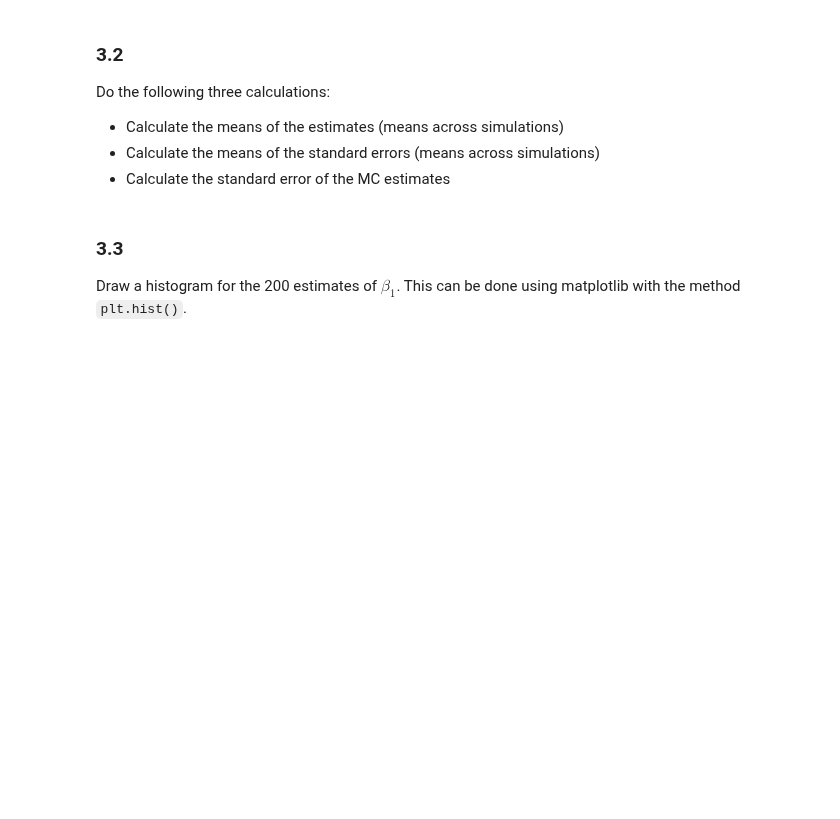
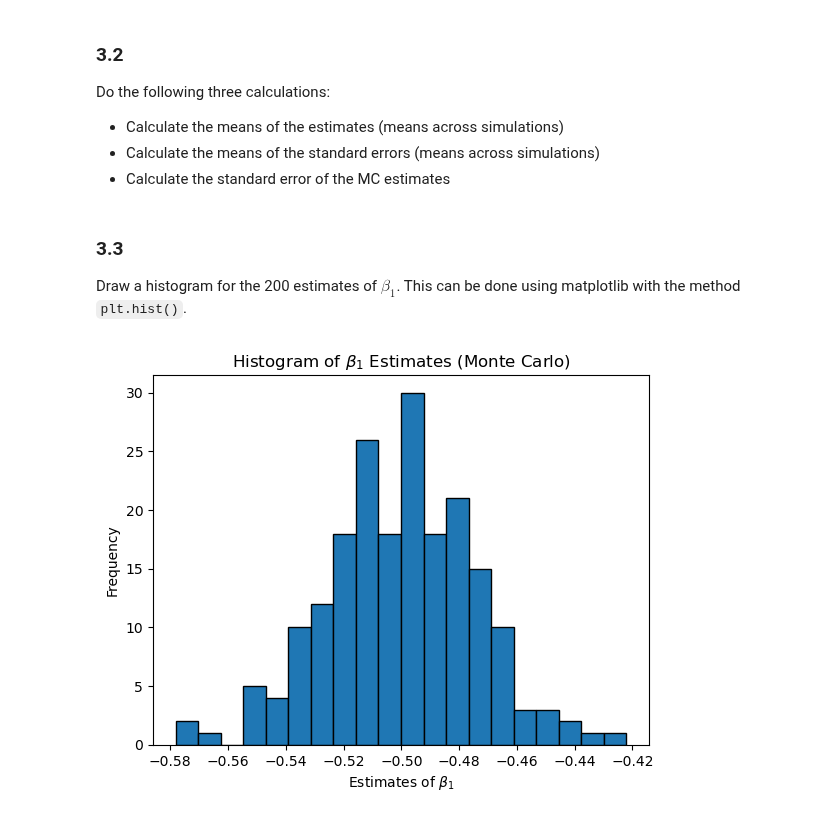
Before and after one commit to anl1313/AME_2025, a Jupyter notebook: Excercise classes/Class 1/w1_Jens.ipynb, the cells around one changed output. Drawn from its saved outputs; the diff is of its cells as text; code cells hidden in the pictures; blank space fills up the shorter version.

```diff
--- a/Excercise classes/Class 1/w1_Jens.ipynb
+++ b/Excercise classes/Class 1/w1_Jens.ipynb
@@ -309,21 +309,22 @@ b = np.array([1, -0.5, 2]).reshape(-1, 1)
 
 # Make random draws from a normal distribution.
 def random_draws(n):
-    x0 = np.ones(n)# FILL IN HERE
-    x1 = np.random.normal(loc=0, scale=4, size=n)# FILL IN HERE
-    x2 = np.random.normal(loc=5, scale=5, size=n)# FILL IN HERE
-    eps = np.random.normal(loc=0, scale=1, size=n)# FILL IN HERE
+    x0 = np.ones((n,1)).reshape(-1,1)# FILL IN HERE
+    x1 = np.array(rng.normal(loc=0, scale=4, size=n)).reshape(-1,1)# FILL IN HERE
+    x2 = np.array(rng.normal(loc=5, scale=5, size=n)).reshape(-1,1)# FILL IN HERE
+    eps = np.array(rng.normal(loc=0, scale=1, size=n)).reshape(-1,1)# FILL IN HERE
 
     # Stack the single columns into a matrix,
-    x = np.column_stack((x0,x1,x2,eps))# FILL IN HERE
+    X = np.column_stack([x0,x1,x2])# FILL IN HERE
 
     return X, eps
 
 X, eps = random_draws(n)
 
 # Create y using the betas, X and eps.
-y = b*x+eps# FILL IN HERE
+y = X.dot(b)+eps# FILL IN HERE
 
 # Does y have the dimensions you expect?
 print(y.shape)
+print(X.shape)
 # %% [output]
@@ -363,13 +365,13 @@ def ols_estimation(y, X):
         X = X.reshape(-1, 1)
 
     # Estimate beta
-    b_hat =  # Fill in here
+    b_hat = np.linalg.inv(X.T @ X) @ (X.T @ y) # Fill in here
 
     # Calculate standard errors
-    residual = # Fill in here
-    sigma = # Fill in here
-    varb = # Fill in here
-    se = # Fill in here
+    residual = y - X.dot(b_hat)# Fill in here
+    sigma = ((residual.T @ residual) / (n - X.shape[1])).item()
+    varb = sigma**2 * np.linalg.inv(X.T@X).diagonal()# Fill in here
+    se = varb**2# Fill in here
 
     # Calculate t-values
     t_values = b_hat/se
@@ -453,15 +482,16 @@ b_ses = np.zeros((s, b.size))
 
 for i in range(s):
     # Generate data
-    X, eps = # Fill in here
-    y = # Fill in here
+    X, eps = random_draws(n)# Fill in here
+    y = X@b + eps# Fill in here
+
 
     # Estimate coefficients and variance
-    b_hat, se, t_values = # Fill in here
+    b_hat, se, t_values = ols_estimation(y, X)
 
     # Store estimates
-    b_coeffs[i, :] = # Fill in here
-    b_ses[i, :] = # Fill in here
+    b_coeffs[i, :] = b_hat.flatten()# Fill in here
+    b_ses[i, :] = se # Fill in here
 
 # Make sure that there are no more zeros left in the arrays.
 assert np.all(b_coeffs) and np.all(b_ses), 'Not all coefficients or standard errors are non-zero.'
@@ -482,0 +511,8 @@ Draw a histogram for the 200 estimates of $\beta_1$. This can be done using matp
+# %%
+plt.hist(b_coeffs[:, 1], bins=20, edgecolor='black')
+plt.xlabel('Estimates of $\\beta_1$')
+plt.ylabel('Frequency')
+plt.title('Histogram of $\\beta_1$ Estimates (Monte Carlo)')
+plt.show()# Fill in here
+# %% [output]
+[figure, added]
```
Also changed, not shown: parts of 13 cells of this notebook, 2 other files.
